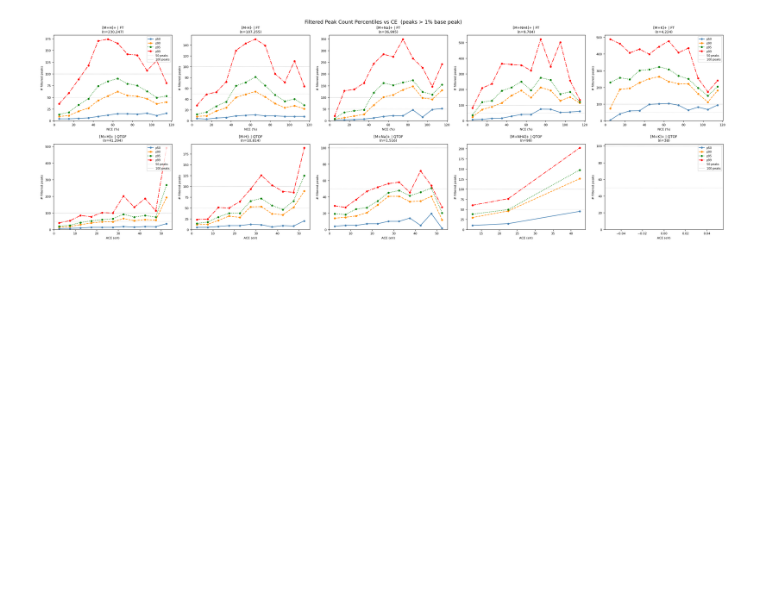
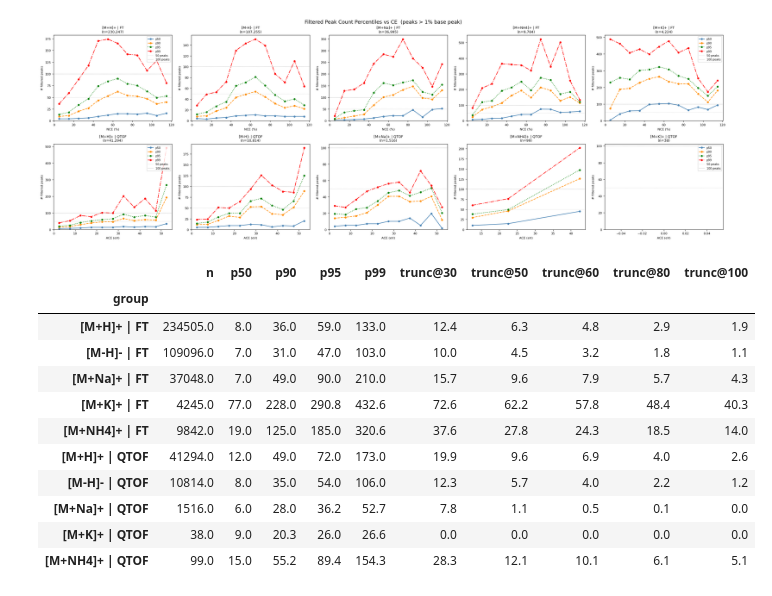
Before and after one commit to LZhang98/fragnnet, a Jupyter notebook: notebooks/data_notebooks/nist20_data2.ipynb, the cells around one changed output. Drawn from its saved outputs; the diff is of its cells as text; code cells hidden in the pictures; blank space fills up the shorter version.

```diff
--- a/notebooks/data_notebooks/nist20_data2.ipynb
+++ b/notebooks/data_notebooks/nist20_data2.ipynb
@@ -402,3 +402,42 @@ plt.suptitle('Filtered Peak Count Percentiles vs CE  (peaks > 1% base peak)',
 plt.show()
 # %% [output]
 [figure]
+# %%
+# Truncation rate (% spectra with >k peaks) per adduct × inst type after 1% relative filter
+thresholds = [30, 50, 60, 80, 100]
+target_adducts = ['[M+H]+', '[M-H]-', '[M+Na]+', '[M+K]+', '[M+NH4]+']
+
+rows = []
+for inst_type in ['FT', 'QTOF']:
+    for prec_type in target_adducts:
+        sub = nist_spectra_df.loc[
+            (nist_spectra_df['prec_type'] == prec_type) &
+            (nist_spectra_df['inst_type'] == inst_type),
+            'filtered_num_peaks'
+        ]
+        if len(sub) < 10:
+            continue
+        row = {'group': f'{prec_type} | {inst_type}', 'n': len(sub),
+               'p50': sub.quantile(0.50), 'p90': sub.quantile(0.90),
+               'p95': sub.quantile(0.95), 'p99': sub.quantile(0.99)}
+        for k in thresholds:
+            row[f'trunc@{k}'] = round(100 * (sub > k).mean(), 1)
+        rows.append(row)
+
+trunc_df = pd.DataFrame(rows).set_index('group')
+trunc_df.style.format('{:.1f}').background_gradient(
+    subset=[f'trunc@{k}' for k in thresholds], cmap='Reds', vmin=0, vmax=30
+)
+# %% [output]
+|  | n | p50 | p90 | p95 | p99 | trunc@30 | trunc@50 | trunc@60 | trunc@80 | trunc@100 |
+| group |  |  |  |  |  |  |  |  |  |  |
+| [M+H]+ | FT | 234505.0 | 8.0 | 36.0 | 59.0 | 133.0 | 12.4 | 6.3 | 4.8 | 2.9 | 1.9 |
+| [M-H]- | FT | 109096.0 | 7.0 | 31.0 | 47.0 | 103.0 | 10.0 | 4.5 | 3.2 | 1.8 | 1.1 |
+| [M+Na]+ | FT | 37048.0 | 7.0 | 49.0 | 90.0 | 210.0 | 15.7 | 9.6 | 7.9 | 5.7 | 4.3 |
+| [M+K]+ | FT | 4245.0 | 77.0 | 228.0 | 290.8 | 432.6 | 72.6 | 62.2 | 57.8 | 48.4 | 40.3 |
+| [M+NH4]+ | FT | 9842.0 | 19.0 | 125.0 | 185.0 | 320.6 | 37.6 | 27.8 | 24.3 | 18.5 | 14.0 |
+| [M+H]+ | QTOF | 41294.0 | 12.0 | 49.0 | 72.0 | 173.0 | 19.9 | 9.6 | 6.9 | 4.0 | 2.6 |
+| [M-H]- | QTOF | 10814.0 | 8.0 | 35.0 | 54.0 | 106.0 | 12.3 | 5.7 | 4.0 | 2.2 | 1.2 |
+| [M+Na]+ | QTOF | 1516.0 | 6.0 | 28.0 | 36.2 | 52.7 | 7.8 | 1.1 | 0.5 | 0.1 | 0.0 |
+| [M+K]+ | QTOF | 38.0 | 9.0 | 20.3 | 26.0 | 26.6 | 0.0 | 0.0 | 0.0 | 0.0 | 0.0 |
+| [M+NH4]+ | QTOF | 99.0 | 15.0 | 55.2 | 89.4 | 154.3 | 28.3 | 12.1 | 10.1 | 6.1 | 5.1 |
```
Also changed, not shown: parts of 2 cells of this notebook.
